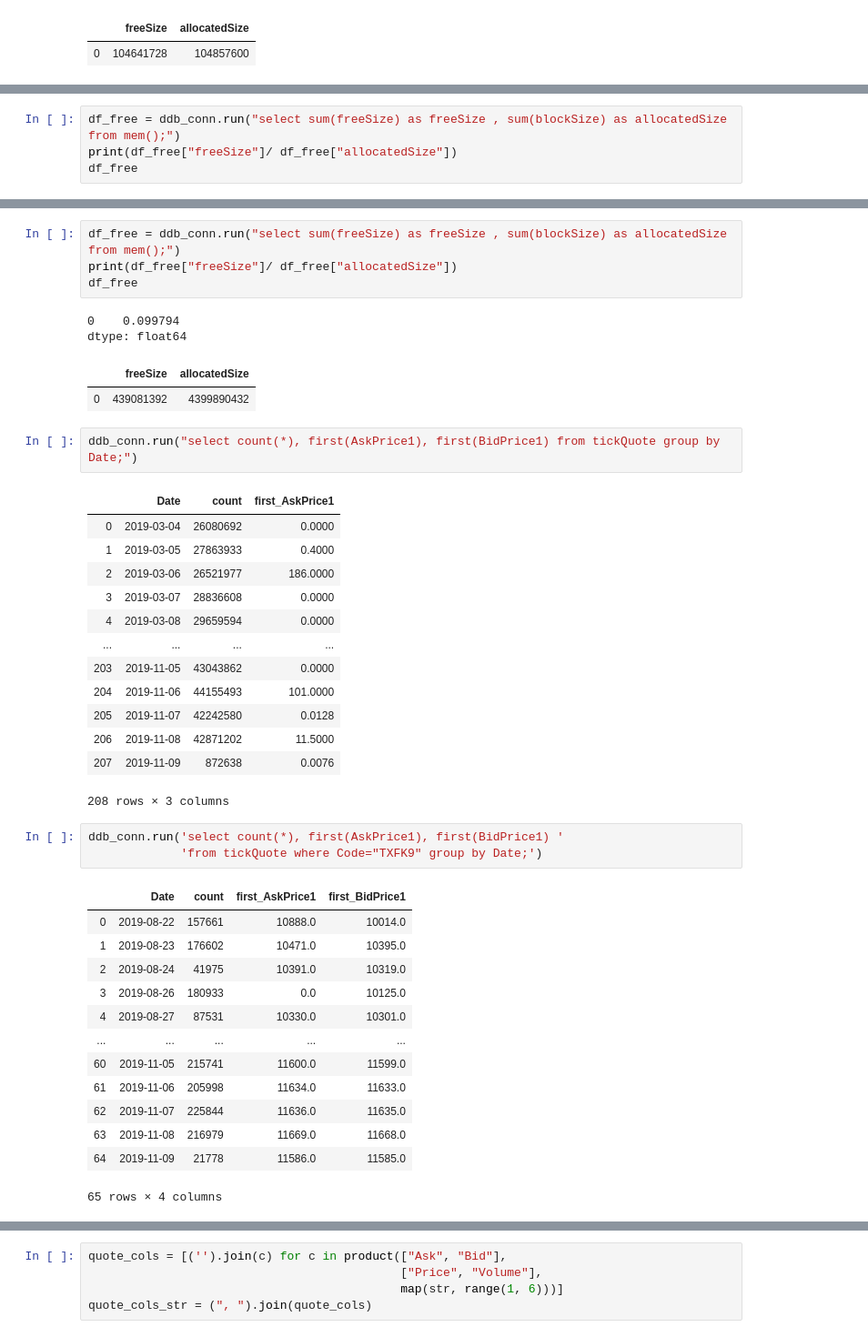
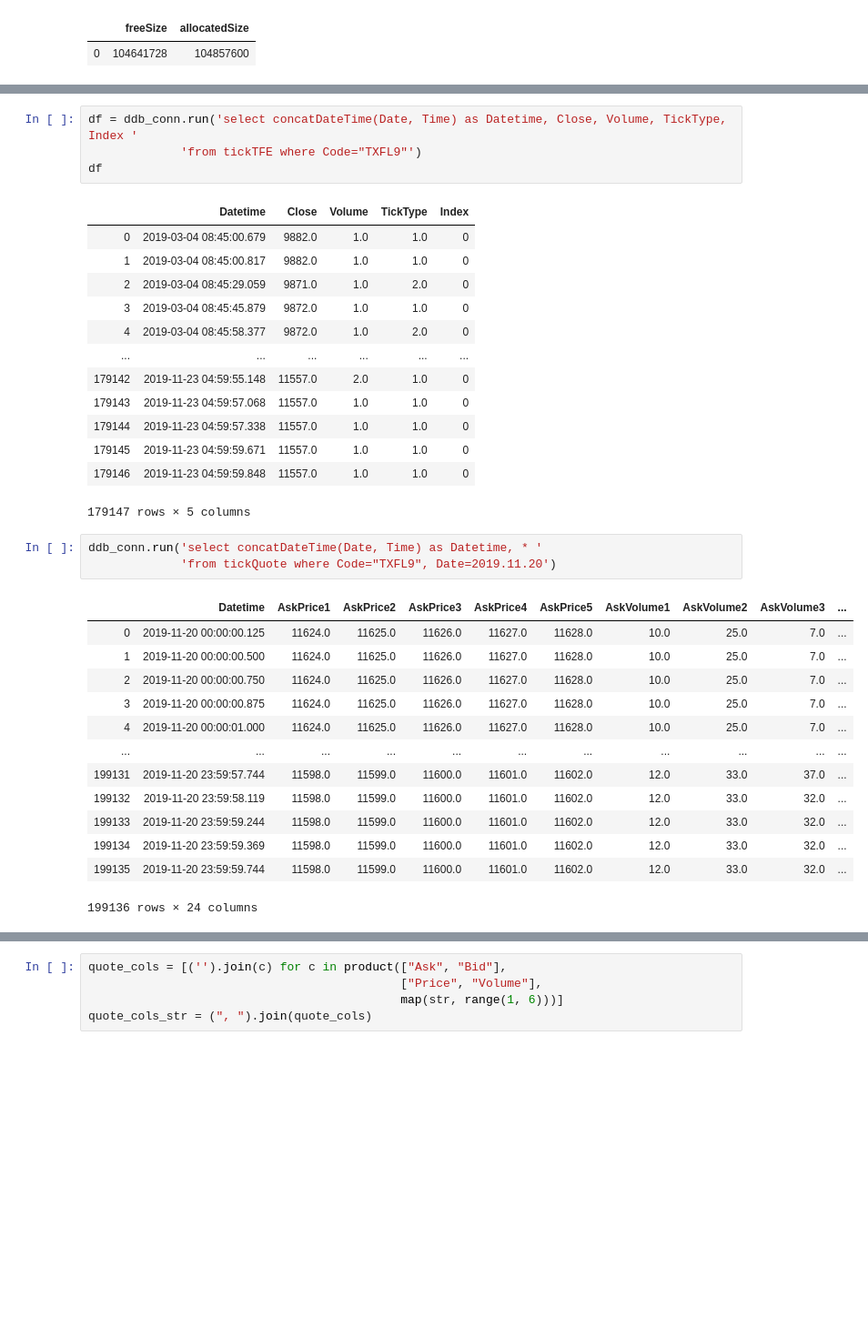
Before and after one commit to Yvictor/dolphindbPlay, a Jupyter notebook: query.ipynb, the cells around one changed output, grey strips where cells are left out. Shown at 91% size. Saved outputs shown, nothing was run; the diff lists cells and outputs as text; blank space fills up the shorter version.

```diff
--- a/query.ipynb
+++ b/query.ipynb
@@ -55,4 +60,0 @@ ddb_conn.run('undef all;')
-# %%
-df_free = ddb_conn.run("select sum(freeSize) as freeSize , sum(blockSize) as allocatedSize from mem();")
-print(df_free["freeSize"]/ df_free["allocatedSize"])
-df_free
@@ -64,42 +61,35 @@ dtype: float64
-# %%
-df_free = ddb_conn.run("select sum(freeSize) as freeSize , sum(blockSize) as allocatedSize from mem();")
-print(df_free["freeSize"]/ df_free["allocatedSize"])
-df_free
-# %% [output]
-0    0.099794
-dtype: float64
-|  | freeSize | allocatedSize |
-| 0 | 439081392 | 4399890432 |
-# %%
-ddb_conn.run("select count(*), first(AskPrice1), first(BidPrice1) from tickQuote group by Date;")
-# %% [output]
-|  | Date | count | first_AskPrice1 |
-| 0 | 2019-03-04 | 26080692 | 0.0000 |
-| 1 | 2019-03-05 | 27863933 | 0.4000 |
-| 2 | 2019-03-06 | 26521977 | 186.0000 |
-| 3 | 2019-03-07 | 28836608 | 0.0000 |
-| 4 | 2019-03-08 | 29659594 | 0.0000 |
-| ... | ... | ... | ... |
-| 203 | 2019-11-05 | 43043862 | 0.0000 |
-| 204 | 2019-11-06 | 44155493 | 101.0000 |
-| 205 | 2019-11-07 | 42242580 | 0.0128 |
-| 206 | 2019-11-08 | 42871202 | 11.5000 |
-| 207 | 2019-11-09 | 872638 | 0.0076 |
-208 rows × 3 columns
+# %%
+df = ddb_conn.run('select concatDateTime(Date, Time) as Datetime, Close, Volume, TickType, Index '
+             'from tickTFE where Code="TXFL9"')
+df
+# %% [output]
+|  | Datetime | Close | Volume | TickType | Index |
+| 0 | 2019-03-04 08:45:00.679 | 9882.0 | 1.0 | 1.0 | 0 |
+| 1 | 2019-03-04 08:45:00.817 | 9882.0 | 1.0 | 1.0 | 0 |
+| 2 | 2019-03-04 08:45:29.059 | 9871.0 | 1.0 | 2.0 | 0 |
+| 3 | 2019-03-04 08:45:45.879 | 9872.0 | 1.0 | 1.0 | 0 |
+| 4 | 2019-03-04 08:45:58.377 | 9872.0 | 1.0 | 2.0 | 0 |
+| ... | ... | ... | ... | ... | ... |
+| 179142 | 2019-11-23 04:59:55.148 | 11557.0 | 2.0 | 1.0 | 0 |
+| 179143 | 2019-11-23 04:59:57.068 | 11557.0 | 1.0 | 1.0 | 0 |
+| 179144 | 2019-11-23 04:59:57.338 | 11557.0 | 1.0 | 1.0 | 0 |
+| 179145 | 2019-11-23 04:59:59.671 | 11557.0 | 1.0 | 1.0 | 0 |
+| 179146 | 2019-11-23 04:59:59.848 | 11557.0 | 1.0 | 1.0 | 0 |
+179147 rows × 5 columns
 # %%
-ddb_conn.run('select count(*), first(AskPrice1), first(BidPrice1) '
-             'from tickQuote where Code="TXFK9" group by Date;')
+ddb_conn.run('select concatDateTime(Date, Time) as Datetime, * '
+             'from tickQuote where Code="TXFL9", Date=2019.11.20')
 # %% [output]
-|  | Date | count | first_AskPrice1 | first_BidPrice1 |
-| 0 | 2019-08-22 | 157661 | 10888.0 | 10014.0 |
-| 1 | 2019-08-23 | 176602 | 10471.0 | 10395.0 |
-| 2 | 2019-08-24 | 41975 | 10391.0 | 10319.0 |
-| 3 | 2019-08-26 | 180933 | 0.0 | 10125.0 |
-| 4 | 2019-08-27 | 87531 | 10330.0 | 10301.0 |
-| ... | ... | ... | ... | ... |
-| 60 | 2019-11-05 | 215741 | 11600.0 | 11599.0 |
-| 61 | 2019-11-06 | 205998 | 11634.0 | 11633.0 |
-| 62 | 2019-11-07 | 225844 | 11636.0 | 11635.0 |
-| 63 | 2019-11-08 | 216979 | 11669.0 | 11668.0 |
-| 64 | 2019-11-09 | 21778 | 11586.0 | 11585.0 |
+|  | Datetime | AskPrice1 | AskPrice2 | AskPrice3 | AskPrice4 | AskPrice5 | AskVolume1 | AskVolume2 | AskVolume3 | ... |
+| 0 | 2019-11-20 00:00:00.125 | 11624.0 | 11625.0 | 11626.0 | 11627.0 | 11628.0 | 10.0 | 25.0 | 7.0 | ... |
+| 1 | 2019-11-20 00:00:00.500 | 11624.0 | 11625.0 | 11626.0 | 11627.0 | 11628.0 | 10.0 | 25.0 | 7.0 | ... |
+| 2 | 2019-11-20 00:00:00.750 | 11624.0 | 11625.0 | 11626.0 | 11627.0 | 11628.0 | 10.0 | 25.0 | 7.0 | ... |
+| 3 | 2019-11-20 00:00:00.875 | 11624.0 | 11625.0 | 11626.0 | 11627.0 | 11628.0 | 10.0 | 25.0 | 7.0 | ... |
+| 4 | 2019-11-20 00:00:01.000 | 11624.0 | 11625.0 | 11626.0 | 11627.0 | 11628.0 | 10.0 | 25.0 | 7.0 | ... |
+| ... | ... | ... | ... | ... | ... | ... | ... | ... | ... | ... |
+| 199131 | 2019-11-20 23:59:57.744 | 11598.0 | 11599.0 | 11600.0 | 11601.0 | 11602.0 | 12.0 | 33.0 | 37.0 | ... |
+| 199132 | 2019-11-20 23:59:58.119 | 11598.0 | 11599.0 | 11600.0 | 11601.0 | 11602.0 | 12.0 | 33.0 | 32.0 | ... |
+| 199133 | 2019-11-20 23:59:59.244 | 11598.0 | 11599.0 | 11600.0 | 11601.0 | 11602.0 | 12.0 | 33.0 | 32.0 | ... |
+| 199134 | 2019-11-20 23:59:59.369 | 11598.0 | 11599.0 | 11600.0 | 11601.0 | 11602.0 | 12.0 | 33.0 | 32.0 | ... |
+| 199135 | 2019-11-20 23:59:59.744 | 11598.0 | 11599.0 | 11600.0 | 11601.0 | 11602.0 | 12.0 | 33.0 | 32.0 | ... |
-65 rows × 4 columns
+199136 rows × 24 columns
```
Also changed, not shown: parts of 22 cells of this notebook.
